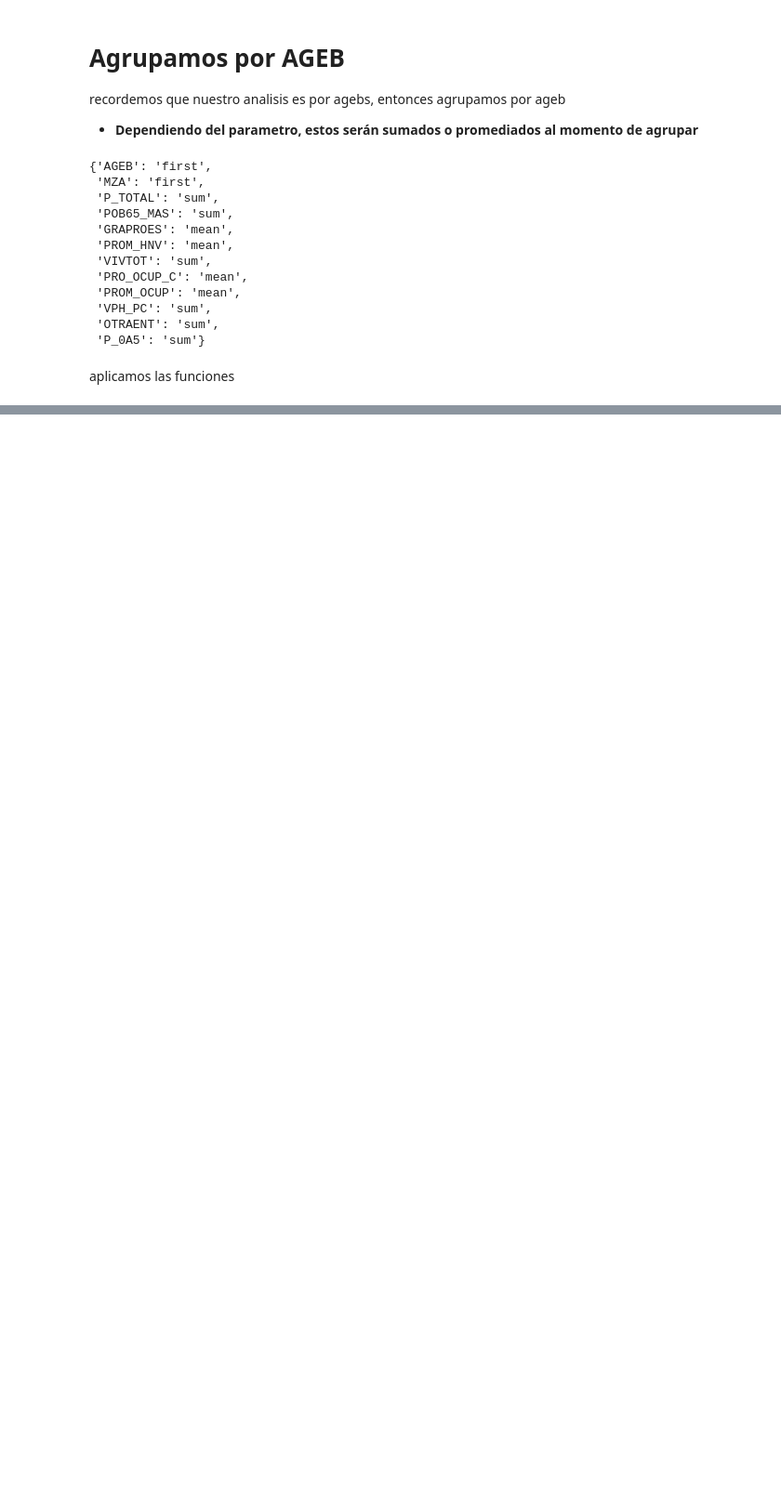
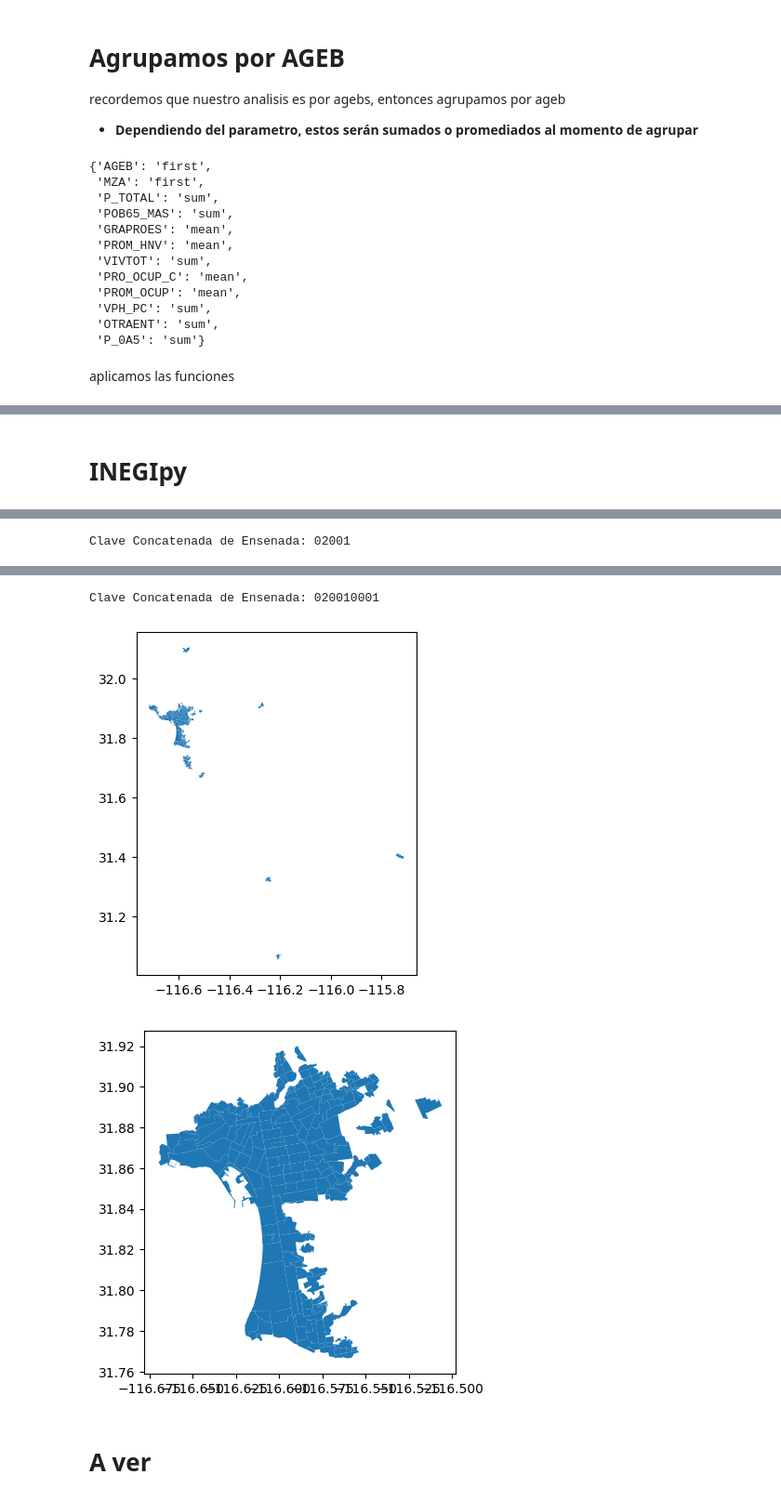
Before and after one commit to MaximilianoVM/AGEBS-Ensenada, a Jupyter notebook: untitled_MLR-2024-1/1_data_cleaning.ipynb, the cells around one changed output, grey strips where cells are left out. Shown at 93% size. Cells and saved outputs as stored; diff of their text form; code cells hidden in the pictures; blank space fills up the shorter version.

Commit message:
suficiente para congreso

```diff
--- a/untitled_MLR-2024-1/1_data_cleaning.ipynb
+++ b/untitled_MLR-2024-1/1_data_cleaning.ipynb
@@ -453,0 +539,32 @@ Name: AGEB, Length: 220, dtype: object
+# %% [markdown]
+# INEGIpy
+# %%
+from INEGIpy import MarcoGeoestadistico
+
+marco = MarcoGeoestadistico()
+
+bc_municipios = marco.Municipios(entidades='02')
+display(bc_municipios)
+
+# podemos usar los valores de una tabla para apoyar en la búsqueda de otros valores cuando no se tenga la clave previamente
+cve_concatenada = bc_municipios[bc_municipios.nom_agem == 'Ensenada'].cvegeo.iloc[0]
+print('Clave Concatenada de Ensenada: {}'.format(cve_concatenada))
+ens_agebs = marco.AGEBs(claves_concatenadas=cve_concatenada)
+ens_agebs.plot()
+
+bc_localidades = marco.LocalidadesAmanzanadas(entidades = '02',
+                                           municipios = '001')
+display(bc_localidades.head(5))
+
+
+# podemos usar los valores de una tabla para apoyar en la búsqueda de otros valores cuando no se tenga la clave previamente
+
+cve_concatenada = bc_localidades[bc_localidades.nom_loc == 'Ensenada'].cvegeo.iloc[0]
+print('Clave Concatenada de Ensenada: {}'.format(cve_concatenada))
+ens_agebs = marco.AGEBs(claves_concatenadas=cve_concatenada)
+ens_agebs.plot()
+
+ens_agebs.head()
+
+todas_agebs = ens_agebs['cve_ageb']
+# %% [output]
@@ -453,0 +579 @@ Name: AGEB, Length: 220, dtype: object
+Clave Concatenada de Ensenada: 02001
@@ -453,0 +586,5 @@ Name: AGEB, Length: 220, dtype: object
+Clave Concatenada de Ensenada: 020010001
+[figure, added]
+[figure, added]
+# %% [markdown]
+# A ver
```
Also changed, not shown: parts of 28 cells of this notebook, 39 other files.
